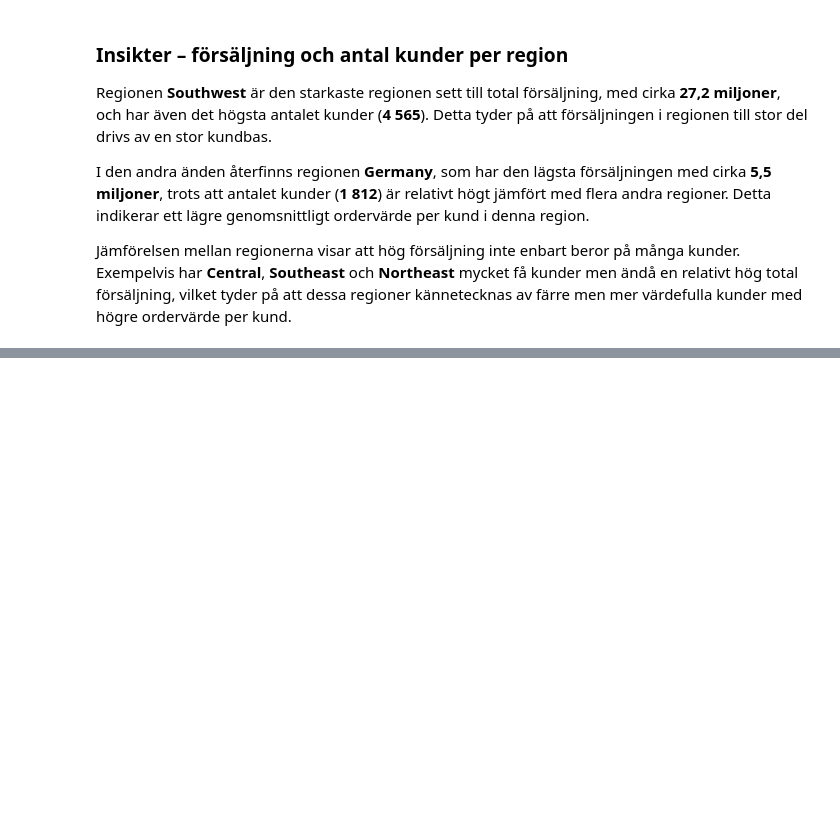
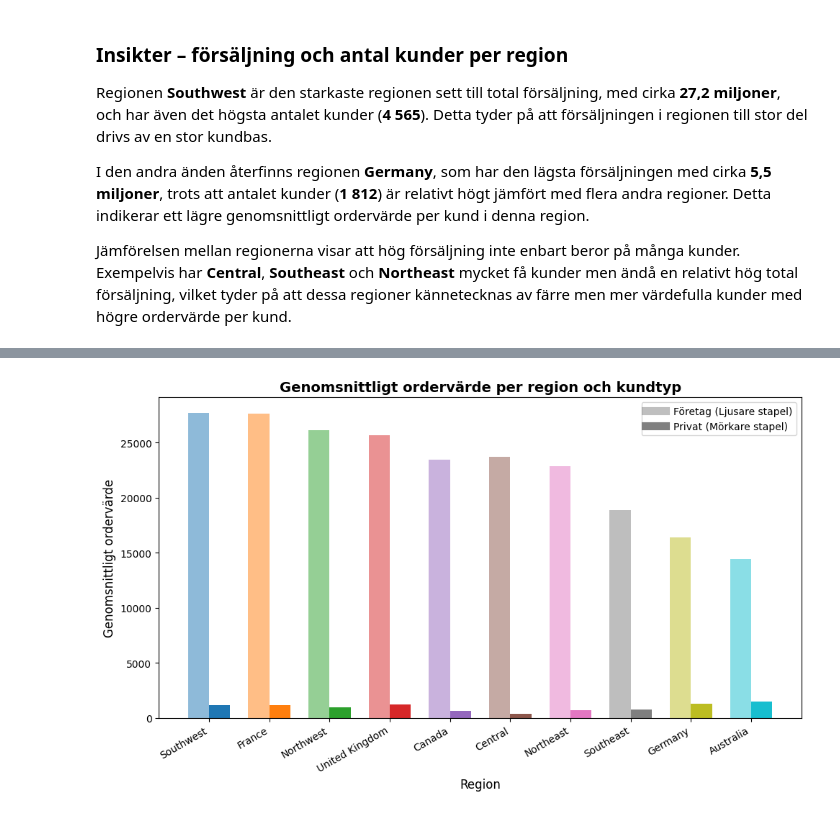
Before and after one commit to KevinCJohansson/AdventureWorks, a Jupyter notebook: notebooks/analys.ipynb, the cells around one changed output, grey strips where cells are left out. Drawn from its saved outputs; the diff is of its cells as text; code cells hidden in the pictures; blank space fills up the shorter version.

Commit message:
Add avg order value for store/individual per region

```diff
--- a/notebooks/analys.ipynb
+++ b/notebooks/analys.ipynb
@@ -547,0 +565,76 @@ Jämförelsen mellan regionerna visar att hög försäljning inte enbart beror p
+# %%
+query_vis7 = """
+SELECT
+    st.Name AS Region,
+    CASE
+        WHEN c.StoreID IS NOT NULL THEN 'Store'
+        WHEN c.PersonID IS NOT NULL THEN 'Individual'
+        ELSE 'Unknown Customer Type'
+    END AS CustomerType,
+    SUM(soh.TotalDue) / COUNT(soh.SalesOrderID) AS AvgOrderValue
+FROM Sales.SalesOrderHeader soh
+INNER JOIN Sales.SalesTerritory st
+    ON soh.TerritoryID = st.TerritoryID
+INNER JOIN Sales.Customer c
+    ON soh.CustomerID = c.CustomerID
+GROUP BY
+    st.Name,
+    CASE
+        WHEN c.StoreID IS NOT NULL THEN 'Store'
+        WHEN c.PersonID IS NOT NULL THEN 'Individual'
+        ELSE 'Unknown Customer Type'
+    END
+ORDER BY
+    AvgOrderValue DESC
+"""
+
+df_vis7 = query_df(query_vis7)
+
+df_pivot = df_vis7.pivot(
+    index='Region',
+    columns='CustomerType',
+    values='AvgOrderValue'
+)
+
+df_pivot['TotalAvg'] = df_pivot.mean(axis=1)
+df_pivot = df_pivot.sort_values('TotalAvg', ascending=False)
+
+regions = df_pivot.index
+x = np.arange(len(regions))
+width = 0.35
+
+fig, ax = plt.subplots(figsize=(10,6))
+
+bars_store = ax.bar(
+    x - width/2,
+    df_pivot['Store'],
+    width,
+    color=colors[:len(df_pivot)],
+    alpha=0.5
+)
+
+bars_individual = ax.bar(
+    x + width/2,
+    df_pivot['Individual'],
+    width,
+    color=colors[:len(df_pivot)],
+    alpha=1
+)
+
+ax.set_title('Genomsnittligt ordervärde per region och kundtyp', fontsize=14, fontweight='bold')
+ax.set_xlabel('Region', fontsize=12)
+ax.set_ylabel('Genomsnittligt ordervärde', fontsize=12)
+ax.set_xticks(x)
+ax.set_xticklabels(regions, rotation=30, ha='right')
+
+ax.plot([], [], color='gray', alpha=0.5, linewidth=8,
+        label='Företag (Ljusare stapel)')
+
+ax.plot([], [], color='gray', alpha=1.0, linewidth=8,
+        label='Privat (Mörkare stapel)')
+
+ax.legend(loc='upper right')
+plt.tight_layout()
+plt.show()
+# %% [output]
+[figure, added]
```
Also changed, not shown: parts of 3 cells of this notebook, 2 other files.
